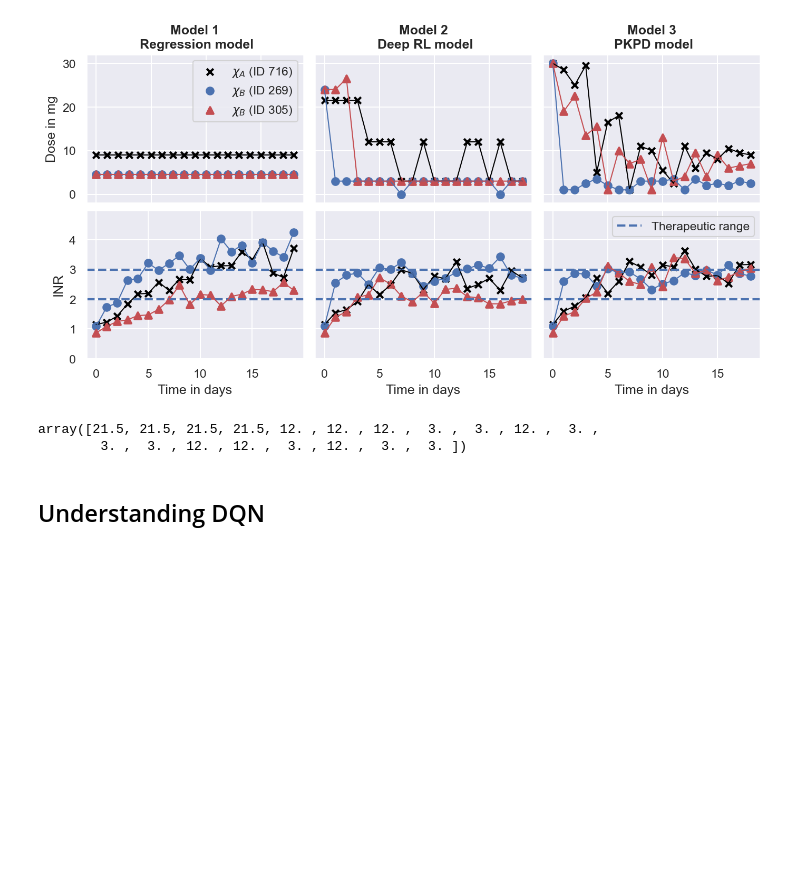
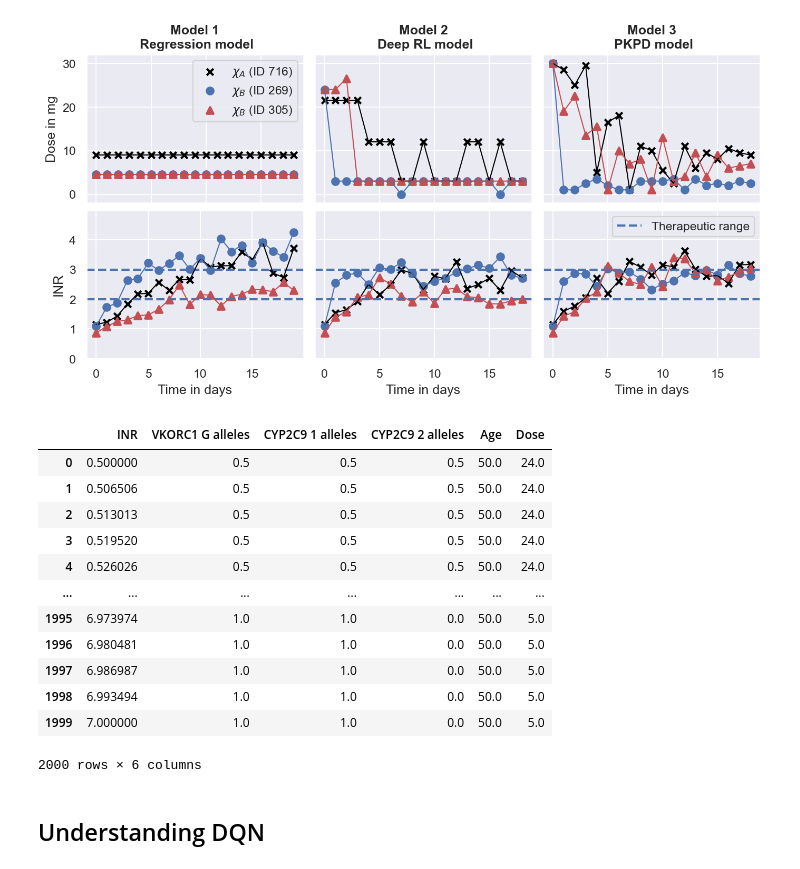
Before and after one commit to DavAug/mipd-warfarin, a Jupyter notebook: results/1_systems_pharmacology_model/results.ipynb, the cells around one changed output. Cells and saved outputs as stored; diff of their text form; code cells hidden in the pictures; blank space fills up the shorter version.

```diff
--- a/results/1_systems_pharmacology_model/results.ipynb
+++ b/results/1_systems_pharmacology_model/results.ipynb
@@ -1191,11 +1191,22 @@ plt.savefig('11_dosing_strategies.tif',
 plt.show()
 # %% [output]
 [figure]
-# %%
-inrs_3[ids[0], :, 2]
-# %% [output]
-array([21.5, 21.5, 21.5, 21.5, 12. , 12. , 12. ,  3. ,  3. , 12. ,  3. ,
-        3. ,  3. , 12. , 12. ,  3. , 12. ,  3. ,  3. ])
+# %%
+data
+# %% [output]
+|  | INR | VKORC1 G alleles | CYP2C9 1 alleles | CYP2C9 2 alleles | Age | Dose |
+| 0 | 0.500000 | 0.5 | 0.5 | 0.5 | 50.0 | 24.0 |
+| 1 | 0.506506 | 0.5 | 0.5 | 0.5 | 50.0 | 24.0 |
+| 2 | 0.513013 | 0.5 | 0.5 | 0.5 | 50.0 | 24.0 |
+| 3 | 0.519520 | 0.5 | 0.5 | 0.5 | 50.0 | 24.0 |
+| 4 | 0.526026 | 0.5 | 0.5 | 0.5 | 50.0 | 24.0 |
+| ... | ... | ... | ... | ... | ... | ... |
+| 1995 | 6.973974 | 1.0 | 1.0 | 0.0 | 50.0 | 5.0 |
+| 1996 | 6.980481 | 1.0 | 1.0 | 0.0 | 50.0 | 5.0 |
+| 1997 | 6.986987 | 1.0 | 1.0 | 0.0 | 50.0 | 5.0 |
+| 1998 | 6.993494 | 1.0 | 1.0 | 0.0 | 50.0 | 5.0 |
+| 1999 | 7.000000 | 1.0 | 1.0 | 0.0 | 50.0 | 5.0 |
+2000 rows × 6 columns
 # %% [markdown]
 ## Understanding DQN
 # %%
```
Also changed, not shown: parts of 2 cells of this notebook, 2 other files.
